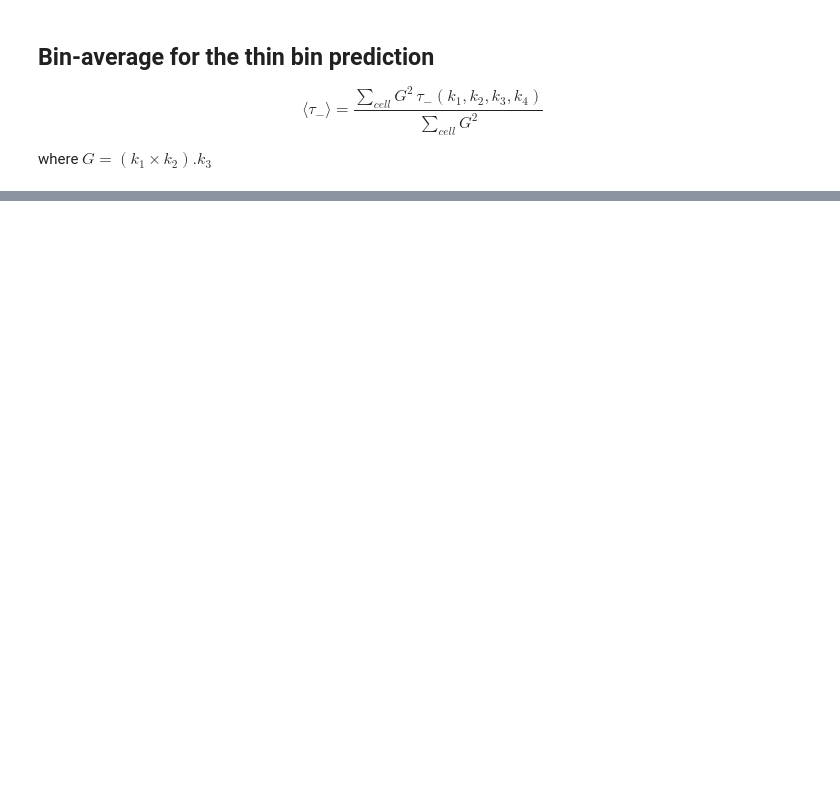
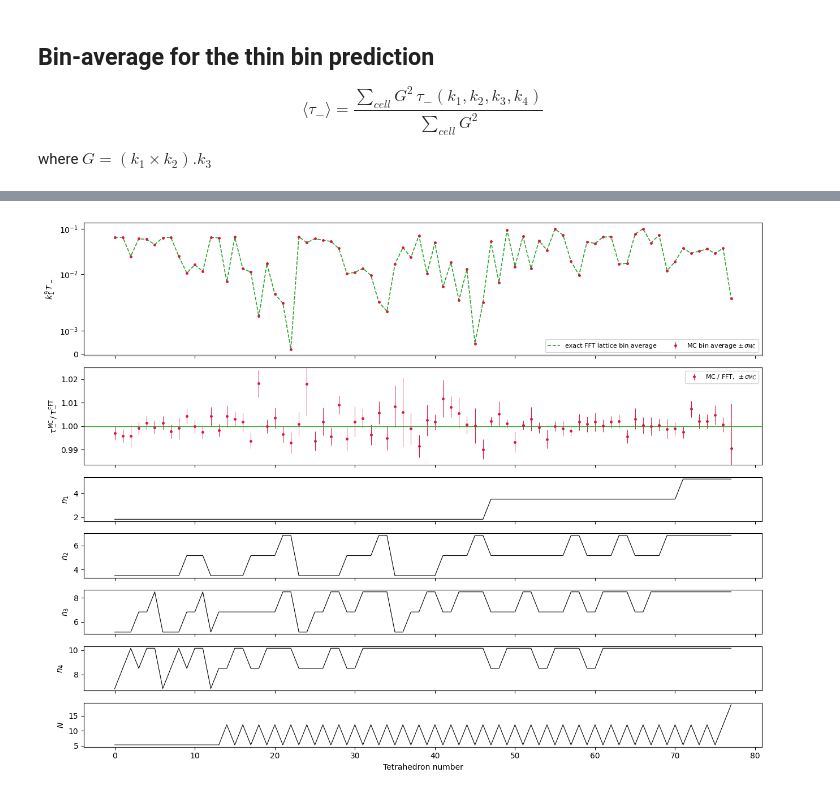
Before and after one commit to huyphunguyen/PolyBin3D_tspec, a Jupyter notebook: test_tspec_tm.ipynb, the cells around one changed output, grey strips where cells are left out. Drawn from its saved outputs; the diff is of its cells as text; code cells hidden in the pictures; blank space fills up the shorter version.

```diff
--- a/test_tspec_tm.ipynb
+++ b/test_tspec_tm.ipynb
@@ -846,0 +1070,78 @@ ratio panel: 236/1081 cells kept   median meas/theory +1.069   [16-84%: +0.875,
+# %%
+if 'tau_lat' not in globals():
+    raise RuntimeError("run the FFT-lattice cell first (tau_lat undefined)")
+
+# Same weight machinery as the figure above; rebuilt only if that cell was not run.
+if 'G_rms' not in globals():
+    N_scalar = ts_pv._mode_counts(shapes=ts_pv.shapes_odd)
+    G_rms = np.sqrt(N_odd/np.where(N_scalar > 0, N_scalar, np.nan))
+if 'par' not in globals():
+    par = np.array([vparity(s) for s in ts_pv.shapes_odd])[:, None]
+if 'kw' not in globals():
+    kw = np.sort(np.array([kcen_pv[list(s)] for s in ts_pv.shapes_odd]), axis=1)
+if 'w_k1' not in globals():
+    w_k1 = (kw[:, 0]**9)[:, None]
+
+# Same cells as the figure above.  mc_ok is required: the MC column only exists there.
+sel_r  = good & distinct[:, None] & finite & mc_ok & np.isfinite(tau_lat)
+si_r, Bi_r = np.nonzero(sel_r)
+ntet_r = np.arange(si_r.size)
+
+T_mc   = par*G_rms*tau_binned
+T_mce  = G_rms*np.abs(tau_binned)*tau_mc_rel        # sigma_MC, unsigned
+T_ft   = par*G_rms*tau_lat
+
+ym  = (w_k1*T_mc)[si_r, Bi_r]
+ye_ = (w_k1*T_mce)[si_r, Bi_r]
+yf  = (w_k1*T_ft)[si_r, Bi_r]
+
+# G_rms, the parity sign and k1^9 all cancel in the ratio -> raw tau columns.
+r_tt = (tau_binned/np.where(tau_lat != 0, tau_lat, np.nan))[si_r, Bi_r]
+r_e  = (np.abs(tau_binned)*tau_mc_rel/np.abs(np.where(tau_lat != 0, tau_lat, np.nan)))[si_r, Bi_r]
+
+print("tetrahedra plotted: %d" % si_r.size)
+
+print("MC / FFT: median %.4f  [16-84%%: %.4f, %.4f]  max|dev| %.3e"
+      % (np.nanmedian(r_tt), *np.nanpercentile(r_tt, [16, 84]),
+         np.nanmax(np.abs(r_tt - 1))))
+_p = (r_tt - 1.0)/r_e
+print("pull (MC/FFT - 1)/sigma_MC:  mean %+.2f   rms %.2f   |pull| > 3: %d"
+      % (np.nanmean(_p), np.sqrt(np.nanmean(_p**2)), int(np.nansum(np.abs(_p) > 3))))
+
+fig, ax = plt.subplots(7, 1, figsize=(13, 10), sharex=True,
+                       gridspec_kw=dict(height_ratios=[3, 2.2, 1, 1, 1, 1, 1]))
+
+ax[0].plot(ntet_r, yf, '--', color='tab:green', lw=1.2,
+           label=r'exact FFT lattice bin average')
+ax[0].errorbar(ntet_r, ym, yerr=ye_, fmt='o', ms=2.5, lw=0.7, color='crimson',
+               label=r'MC bin average $\pm\,\sigma_{\rm MC}$')
+_lt = np.nanpercentile(np.abs(np.concatenate([yf, ym])), 5)
+ax[0].set_yscale('symlog', linthresh=max(_lt, 1e-300))
+ax[0].axhline(0, color='0.7', lw=0.5)
+ax[0].set_ylabel(r"$k_1^9\,T_-$")
+ax[0].legend(fontsize=8, ncol=2)
+
+ax[1].errorbar(ntet_r, r_tt, yerr=r_e, fmt='o', ms=2.5, lw=0.7, color='crimson',
+               label=r'MC / FFT,  $\pm\,\sigma_{\rm MC}$')
+ax[1].axhline(1, color='tab:green', lw=1.0)
+ax[1].axhline(0, color='0.8', lw=0.5)
+# Linear axis: the ratio sits at 1 and a symlog would flatten a per-cent shift.  Cells
+# where tau_lat nearly cancels throw the ratio far off; count them instead of rescaling.
+_lo, _hi = np.nanpercentile(r_tt, [1, 99])
+_pad = 0.25*max(_hi - _lo, 1e-3)
+ax[1].set_ylim(_lo - _pad, _hi + _pad)
+_off = int(np.nansum((r_tt < _lo - _pad) | (r_tt > _hi + _pad)))
+if _off:
+    ax[1].set_title("%d/%d cells off scale" % (_off, r_tt.size), fontsize=8, loc='right')
+ax[1].set_ylabel(r"$\tau_-^{\rm MC}\,/\,\tau_-^{\rm FFT}$")
+ax[1].legend(fontsize=8)
+
+labels = [r"$n_1$", r"$n_2$", r"$n_3$", r"$n_4$", r"$N$"]
+cols = [kw[si_r, 0], kw[si_r, 1], kw[si_r, 2], kw[si_r, 3],
+        0.5*(diag_pv[:-1] + diag_pv[1:])[Bi_r]]
+for a, lab, c in zip(ax[2:], labels, cols):
+    a.plot(ntet_r, c/k_f_pv, lw=0.8, color='k')
+    a.set_ylabel(lab)
+ax[-1].set_xlabel("Tetrahedron number")
+fig.tight_layout()
+# %% [output]
@@ -846,0 +1151 @@ ratio panel: 236/1081 cells kept   median meas/theory +1.069   [16-84%: +0.875,
+[figure, added]
```
Also changed, not shown: parts of 17 cells of this notebook.
